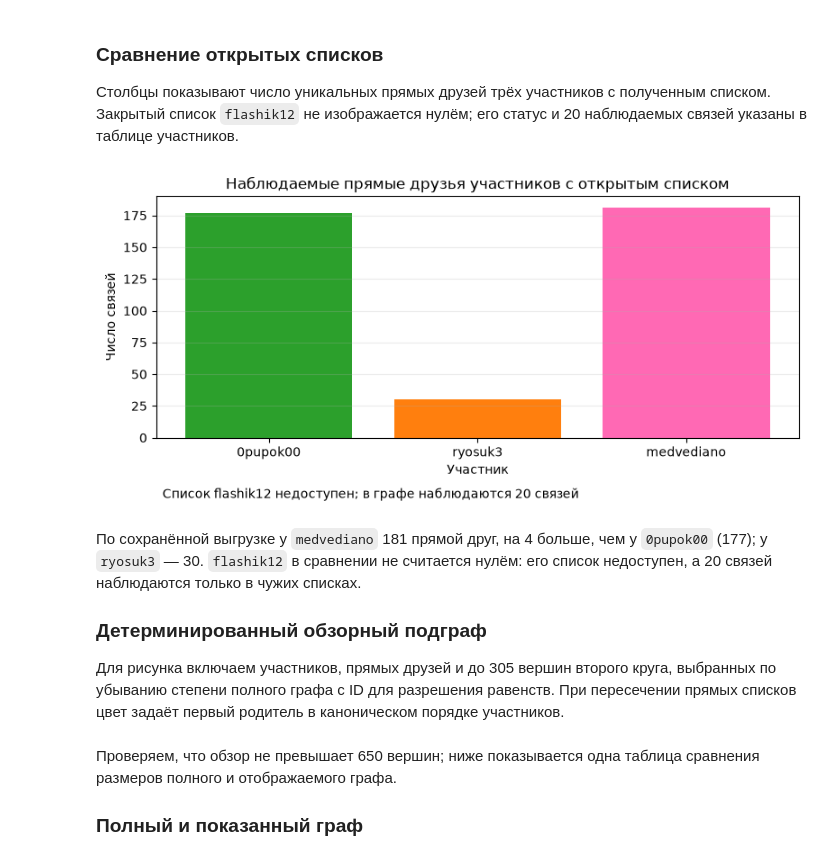
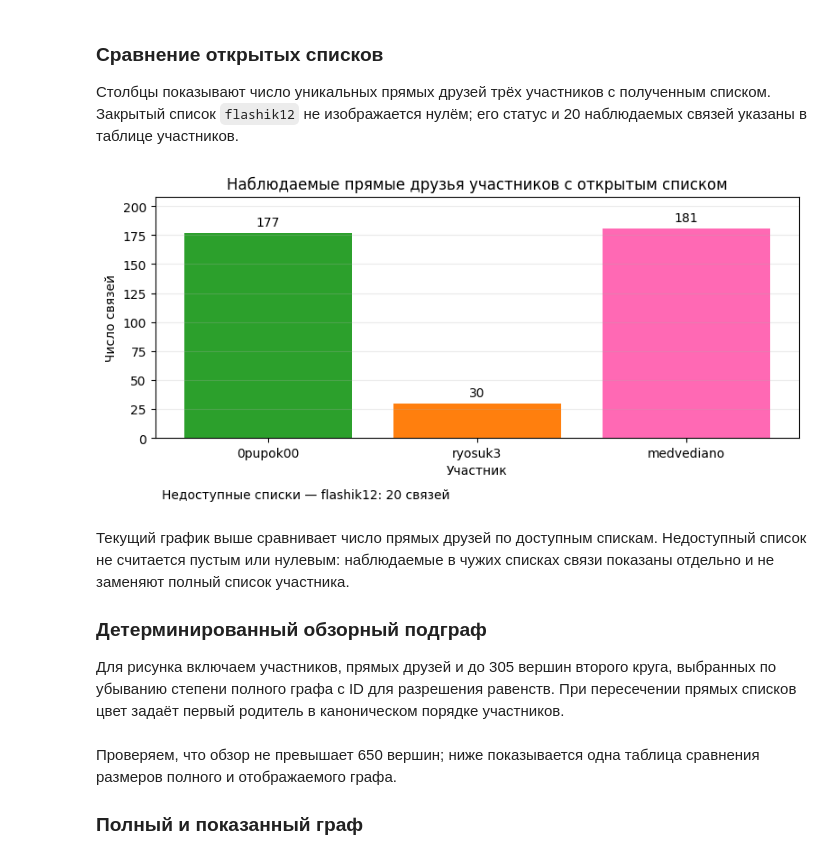
Before and after one commit to Osipovill/intelligent_systems_and_technologies, a Jupyter notebook: practice_2/practice2.ipynb, the cells around one changed output. Drawn from its saved outputs; the diff is of its cells as text; code cells hidden in the pictures.

```diff
--- a/practice_2/practice2.ipynb
+++ b/practice_2/practice2.ipynb
@@ -487,28 +493,32 @@ assert view_edges(
 # %%
 open_members = members_table.loc[
     members_table['Статус списка'].eq('Список получен')
 ]
 fig, ax = plt.subplots(figsize=(8, 4))
-ax.bar(
+bars = ax.bar(
     open_members['Участник'],
     open_members['Наблюдаемые связи в графе'],
     color=[PARENT_COLORS[name] for name in open_members['Участник']],
 )
 ax.set_title('Наблюдаемые прямые друзья участников с открытым списком')
 ax.set_xlabel('Участник')
 ax.set_ylabel('Число связей')
-ax.text(
-    0.01, -0.25,
-    'Список flashik12 недоступен; в графе наблюдаются 20 связей',
-    transform=ax.transAxes,
-)
+ax.bar_label(bars, fmt='%d', padding=3)
+ax.margins(y=0.15)
+unavailable_members = members_table.loc[members_table['Статус списка'].ne('Список получен')]
+if not unavailable_members.empty:
+    unavailable_labels = [
+        f"{row['Участник']}: {row['Наблюдаемые связи в графе']} связей"
+        for _, row in unavailable_members.iterrows()
+    ]
+    ax.text(0.01, -0.25, 'Недоступные списки — ' + '; '.join(unavailable_labels), transform=ax.transAxes)
 ax.grid(axis='y', alpha=0.25)
 fig.tight_layout()
 plt.show()
 # %% [output]
-[figure, old version]
+[figure, new version]
 # %% [markdown]
-По сохранённой выгрузке у `medvediano` 181 прямой друг, на 4 больше, чем у `0pupok00` (177); у `ryosuk3` — 30. `flashik12` в сравнении не считается нулём: его список недоступен, а 20 связей наблюдаются только в чужих списках.
+Текущий график выше сравнивает число прямых друзей по доступным спискам. Недоступный список не считается пустым или нулевым: наблюдаемые в чужих списках связи показаны отдельно и не заменяют полный список участника.
 
 ### Детерминированный обзорный подграф
 
```
Also changed, not shown: parts of 25 cells of this notebook.
